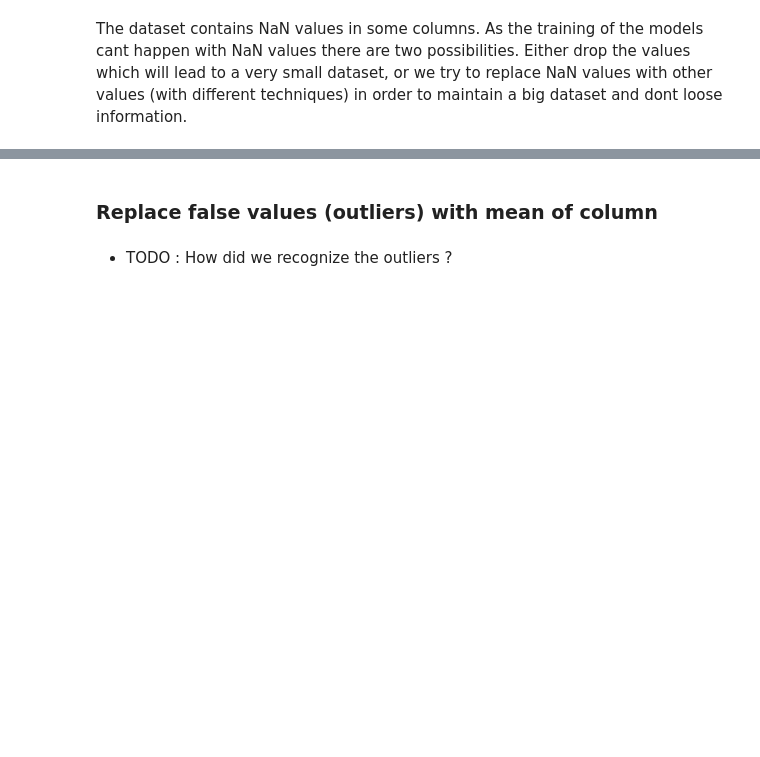
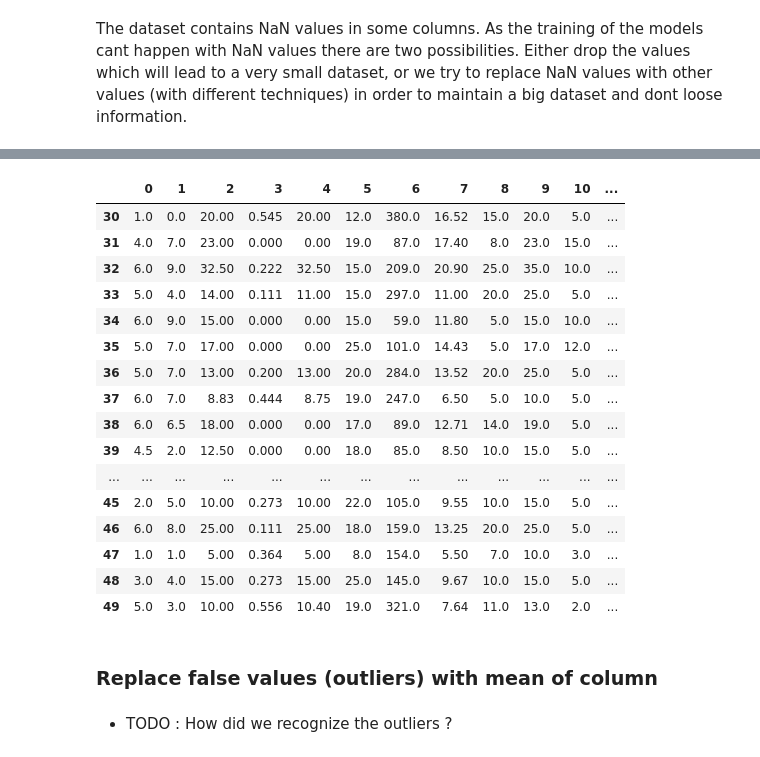
Before and after one commit to jlp237/ml_project, a Jupyter notebook: AA_202021_Project.ipynb, the cells around one changed output, grey strips where cells are left out. Saved outputs shown, nothing was run; the diff lists cells and outputs as text; code cells hidden in the pictures; blank space fills up the shorter version.

```diff
--- a/AA_202021_Project.ipynb
+++ b/AA_202021_Project.ipynb
@@ -428,3 +643,23 @@ transformed_data.isna().sum()
+# %%
+display(df_filled[30:50])
+# %% [output]
+|  | 0 | 1 | 2 | 3 | 4 | 5 | 6 | 7 | 8 | 9 | 10 | ... |
+| 30 | 1.0 | 0.0 | 20.00 | 0.545 | 20.00 | 12.0 | 380.0 | 16.52 | 15.0 | 20.0 | 5.0 | ... |
+| 31 | 4.0 | 7.0 | 23.00 | 0.000 | 0.00 | 19.0 | 87.0 | 17.40 | 8.0 | 23.0 | 15.0 | ... |
+| 32 | 6.0 | 9.0 | 32.50 | 0.222 | 32.50 | 15.0 | 209.0 | 20.90 | 25.0 | 35.0 | 10.0 | ... |
+| 33 | 5.0 | 4.0 | 14.00 | 0.111 | 11.00 | 15.0 | 297.0 | 11.00 | 20.0 | 25.0 | 5.0 | ... |
+| 34 | 6.0 | 9.0 | 15.00 | 0.000 | 0.00 | 15.0 | 59.0 | 11.80 | 5.0 | 15.0 | 10.0 | ... |
+| 35 | 5.0 | 7.0 | 17.00 | 0.000 | 0.00 | 25.0 | 101.0 | 14.43 | 5.0 | 17.0 | 12.0 | ... |
+| 36 | 5.0 | 7.0 | 13.00 | 0.200 | 13.00 | 20.0 | 284.0 | 13.52 | 20.0 | 25.0 | 5.0 | ... |
+| 37 | 6.0 | 7.0 | 8.83 | 0.444 | 8.75 | 19.0 | 247.0 | 6.50 | 5.0 | 10.0 | 5.0 | ... |
+| 38 | 6.0 | 6.5 | 18.00 | 0.000 | 0.00 | 17.0 | 89.0 | 12.71 | 14.0 | 19.0 | 5.0 | ... |
+| 39 | 4.5 | 2.0 | 12.50 | 0.000 | 0.00 | 18.0 | 85.0 | 8.50 | 10.0 | 15.0 | 5.0 | ... |
+| ... | ... | ... | ... | ... | ... | ... | ... | ... | ... | ... | ... | ... |
+| 45 | 2.0 | 5.0 | 10.00 | 0.273 | 10.00 | 22.0 | 105.0 | 9.55 | 10.0 | 15.0 | 5.0 | ... |
+| 46 | 6.0 | 8.0 | 25.00 | 0.111 | 25.00 | 18.0 | 159.0 | 13.25 | 20.0 | 25.0 | 5.0 | ... |
+| 47 | 1.0 | 1.0 | 5.00 | 0.364 | 5.00 | 8.0 | 154.0 | 5.50 | 7.0 | 10.0 | 3.0 | ... |
+| 48 | 3.0 | 4.0 | 15.00 | 0.273 | 15.00 | 25.0 | 145.0 | 9.67 | 10.0 | 15.0 | 5.0 | ... |
+| 49 | 5.0 | 3.0 | 10.00 | 0.556 | 10.40 | 19.0 | 321.0 | 7.64 | 11.0 | 13.0 | 2.0 | ... |
 # %% [markdown]
 ### Replace false values (outliers) with mean of column
 # %% [markdown]
```
Also changed, not shown: parts of 19 cells of this notebook.
